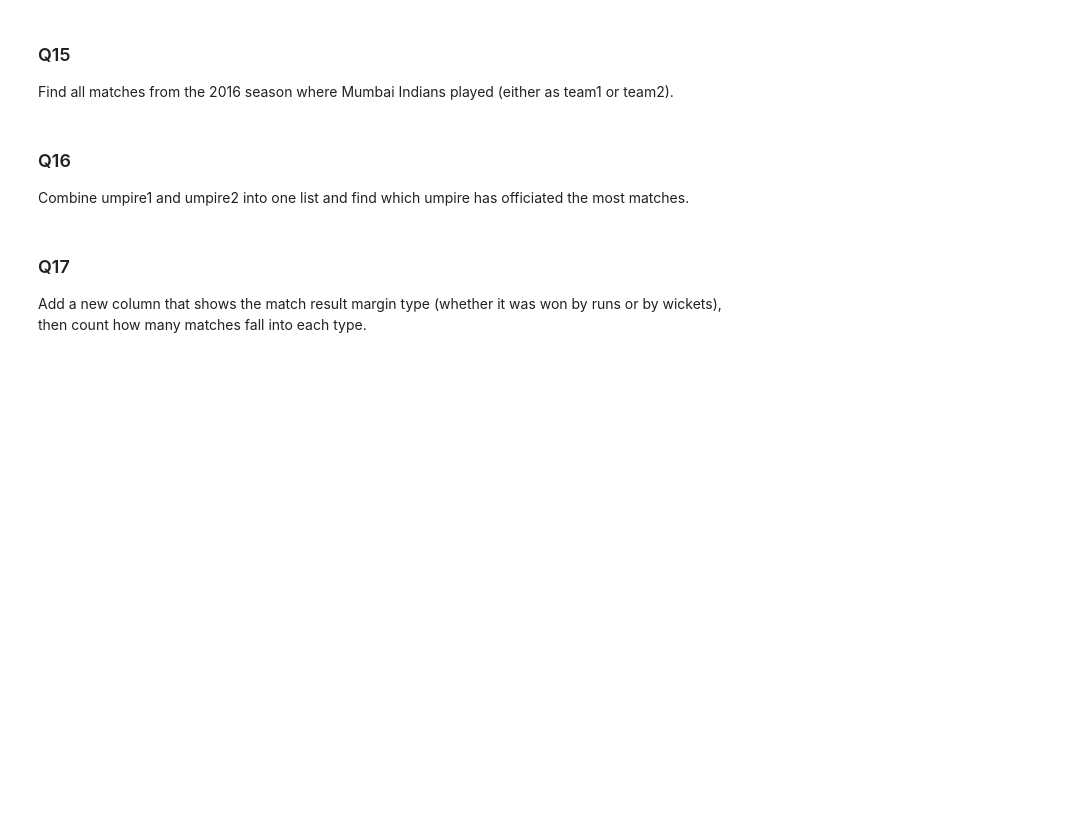
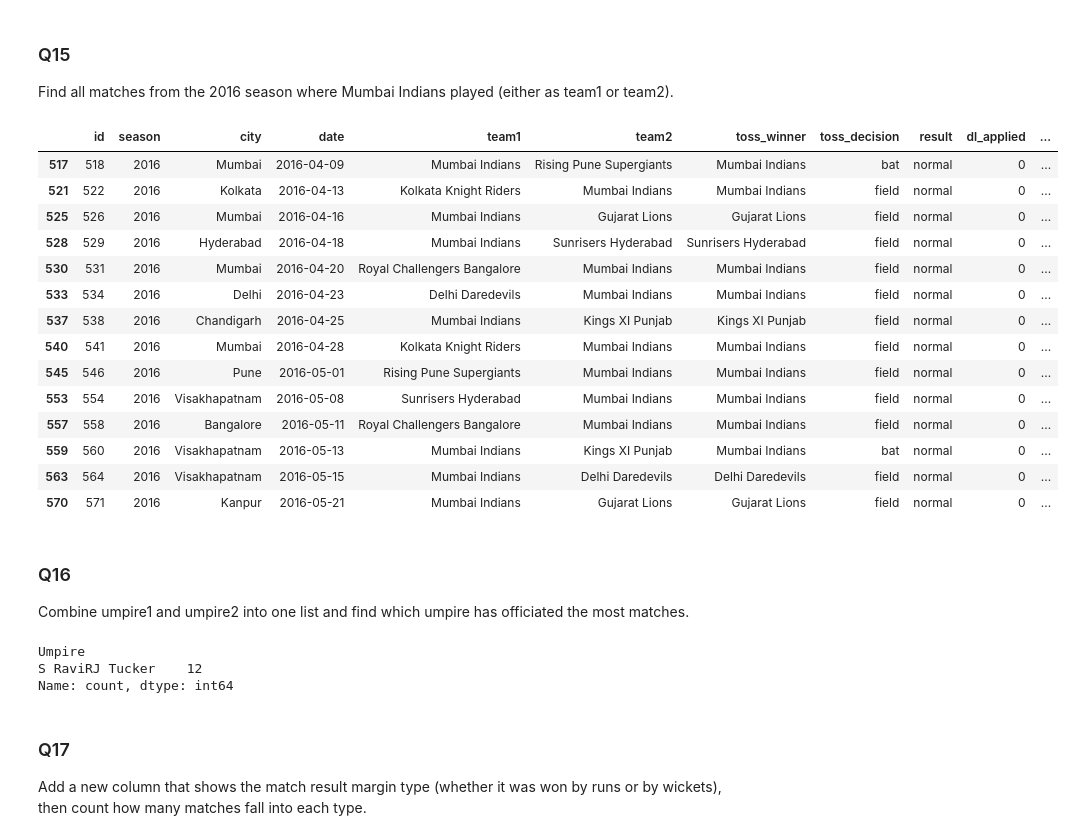
Before and after one commit to Yadnyesh23/EDA-Course, a Jupyter notebook: pandas/pandas_practice_questions.ipynb, the cells around one changed output. Drawn from its saved outputs; the diff is of its cells as text; code cells hidden in the pictures; blank space fills up the shorter version.

```diff
--- a/pandas/pandas_practice_questions.ipynb
+++ b/pandas/pandas_practice_questions.ipynb
@@ -63,9 +183,34 @@ How many missing values are there in each column of the dataset?
 # %% [markdown]
 ### Q15
 Find all matches from the 2016 season where Mumbai Indians played (either as team1 or team2).
+# %%
+df[((df['season'] == 2016) & ((df['team1'] == 'Mumbai Indians') | (df['team2'] == 'Mumbai Indians')))]
+# %% [output]
+|  | id | season | city | date | team1 | team2 | toss_winner | toss_decision | result | dl_applied | ... |
+| 517 | 518 | 2016 | Mumbai | 2016-04-09 | Mumbai Indians | Rising Pune Supergiants | Mumbai Indians | bat | normal | 0 | ... |
+| 521 | 522 | 2016 | Kolkata | 2016-04-13 | Kolkata Knight Riders | Mumbai Indians | Mumbai Indians | field | normal | 0 | ... |
+| 525 | 526 | 2016 | Mumbai | 2016-04-16 | Mumbai Indians | Gujarat Lions | Gujarat Lions | field | normal | 0 | ... |
+| 528 | 529 | 2016 | Hyderabad | 2016-04-18 | Mumbai Indians | Sunrisers Hyderabad | Sunrisers Hyderabad | field | normal | 0 | ... |
+| 530 | 531 | 2016 | Mumbai | 2016-04-20 | Royal Challengers Bangalore | Mumbai Indians | Mumbai Indians | field | normal | 0 | ... |
+| 533 | 534 | 2016 | Delhi | 2016-04-23 | Delhi Daredevils | Mumbai Indians | Mumbai Indians | field | normal | 0 | ... |
+| 537 | 538 | 2016 | Chandigarh | 2016-04-25 | Mumbai Indians | Kings XI Punjab | Kings XI Punjab | field | normal | 0 | ... |
+| 540 | 541 | 2016 | Mumbai | 2016-04-28 | Kolkata Knight Riders | Mumbai Indians | Mumbai Indians | field | normal | 0 | ... |
+| 545 | 546 | 2016 | Pune | 2016-05-01 | Rising Pune Supergiants | Mumbai Indians | Mumbai Indians | field | normal | 0 | ... |
+| 553 | 554 | 2016 | Visakhapatnam | 2016-05-08 | Sunrisers Hyderabad | Mumbai Indians | Mumbai Indians | field | normal | 0 | ... |
+| 557 | 558 | 2016 | Bangalore | 2016-05-11 | Royal Challengers Bangalore | Mumbai Indians | Mumbai Indians | field | normal | 0 | ... |
+| 559 | 560 | 2016 | Visakhapatnam | 2016-05-13 | Mumbai Indians | Kings XI Punjab | Mumbai Indians | bat | normal | 0 | ... |
+| 563 | 564 | 2016 | Visakhapatnam | 2016-05-15 | Mumbai Indians | Delhi Daredevils | Delhi Daredevils | field | normal | 0 | ... |
+| 570 | 571 | 2016 | Kanpur | 2016-05-21 | Mumbai Indians | Gujarat Lions | Gujarat Lions | field | normal | 0 | ... |
 # %% [markdown]
 ### Q16
 Combine umpire1 and umpire2 into one list and find which umpire has officiated the most matches.
+# %%
+df['Umpire'] = df['umpire1'] + df['umpire2']
+df['Umpire'].value_counts().head(1)
+# %% [output]
+Umpire
+S RaviRJ Tucker    12
+Name: count, dtype: int64
 # %% [markdown]
 ### Q17
 Add a new column that shows the match result margin type (whether it was won by runs or by wickets), then count how many matches fall into each type.
```
Also changed, not shown: parts of 14 cells of this notebook.
